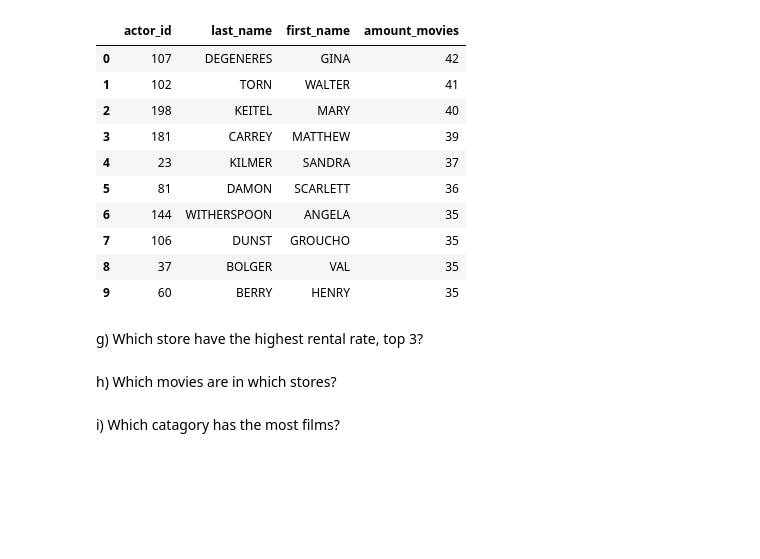
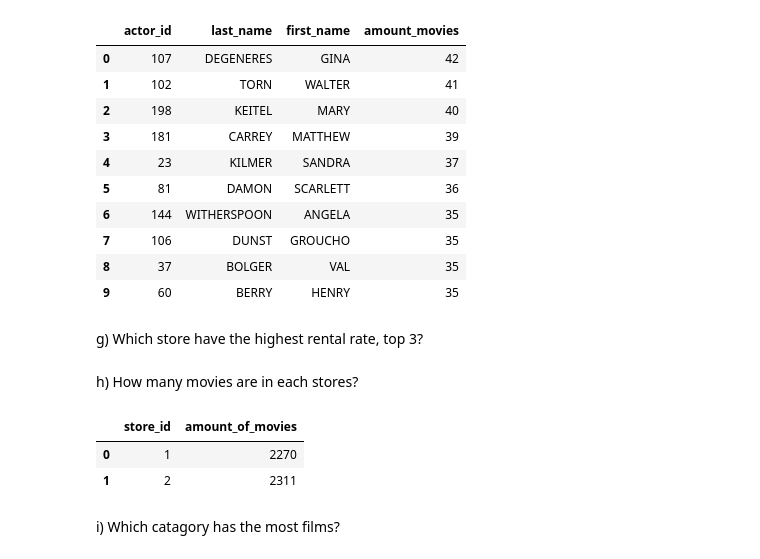
Before and after one commit to aliciagez/sakila_lab_alicia_gezelius, a Jupyter notebook: sakila_querie.ipynb, the cells around one changed output. Drawn from its saved outputs; the diff is of its cells as text; code cells hidden in the pictures; blank space fills up the shorter version.

```diff
--- a/sakila_querie.ipynb
+++ b/sakila_querie.ipynb
@@ -178,7 +178,21 @@ LIMIT 10;
 # %% [markdown]
 g) Which store have the highest rental rate, top 3?
 # %% [markdown]
-h)  Which movies are in which stores?
+h)  How many movies are in each stores?
+# %%
+duckdb_query("""
+SELECT
+    store_id,
+    COUNT(*) AS amount_of_movies
+FROM staging.inventory
+GROUP BY store_id
+ORDER BY amount_of_movies;
+
+""")
+# %% [output]
+|  | store_id | amount_of_movies |
+| 0 | 1 | 2270 |
+| 1 | 2 | 2311 |
 # %% [markdown]
 i) Which catagory has the most films?
 # %%
```
